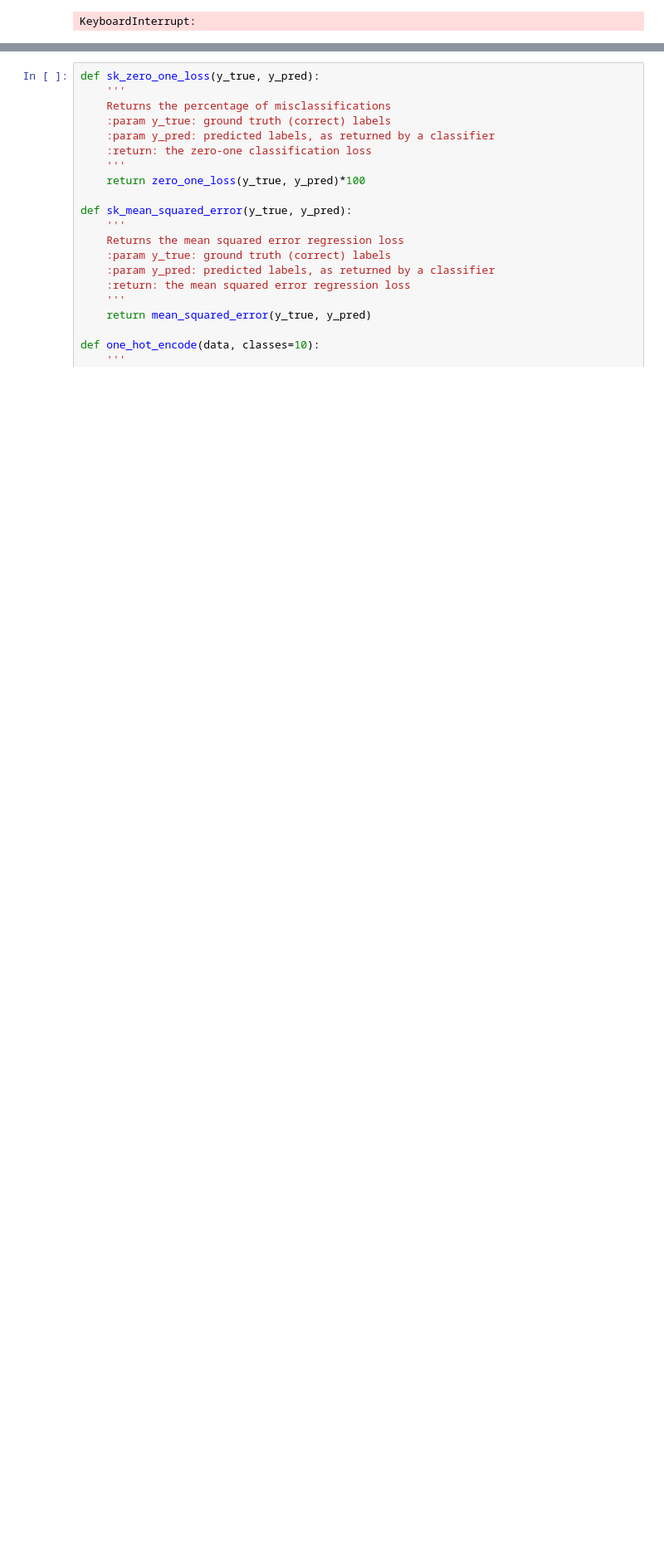
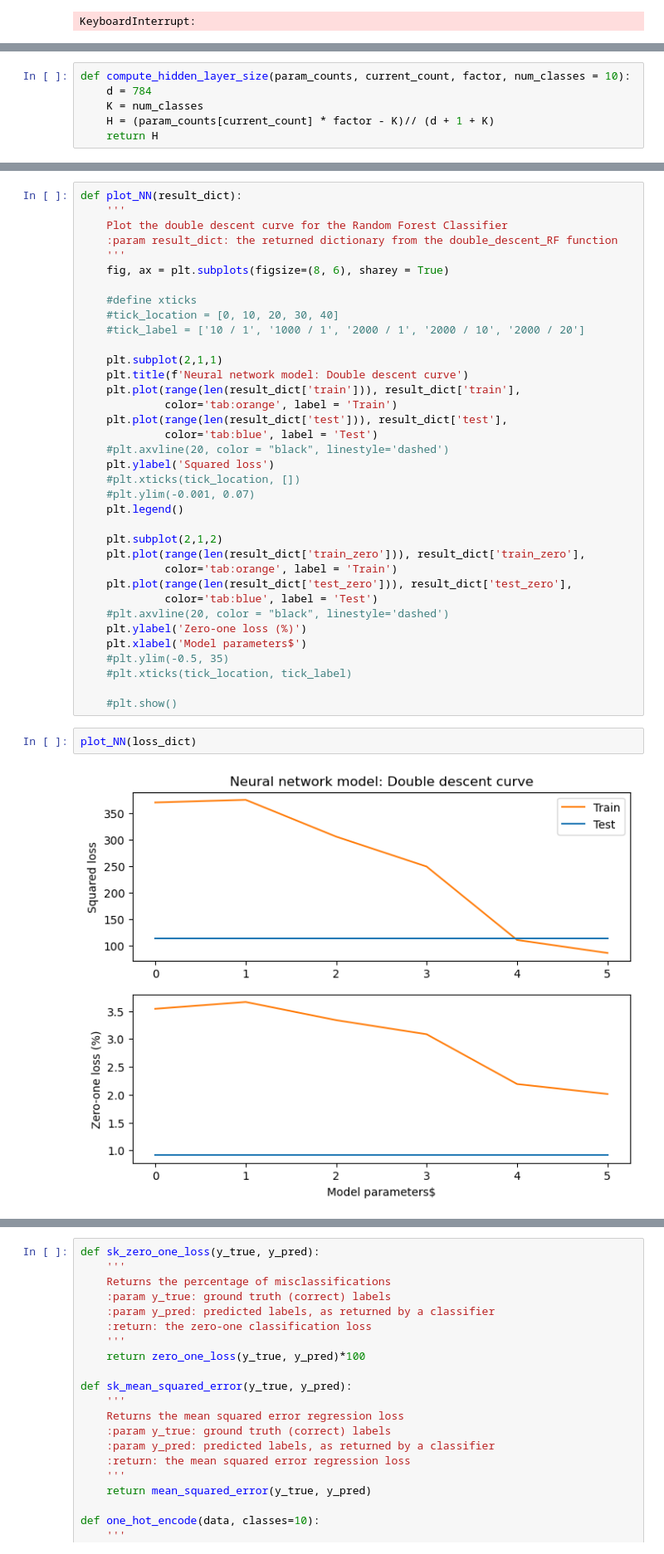
Before and after one commit to Hecramco/FoIL_reproducibility_challenge, a Jupyter notebook: Experiments.ipynb, the cells around one changed output, grey strips where cells are left out. Shown at 83% size. Saved outputs shown, nothing was run; the diff lists cells and outputs as text; blank space fills up the shorter version.

Commit message:
neural network attempt

```diff
--- a/Experiments.ipynb
+++ b/Experiments.ipynb
@@ -278,0 +434,6 @@ KeyboardInterrupt:
+# %%
+def compute_hidden_layer_size(param_counts, current_count, factor, num_classes = 10):
+    d = 784
+    K = num_classes
+    H = (param_counts[current_count] * factor - K)// (d + 1 + K)
+    return H
@@ -279 +516,41 @@ KeyboardInterrupt:
+# %%
+def plot_NN(result_dict):
+    '''
+    Plot the double descent curve for the Random Forest Classifier
+    :param result_dict: the returned dictionary from the double_descent_RF function
+    '''
+    fig, ax = plt.subplots(figsize=(8, 6), sharey = True)
+
+    #define xticks
+    #tick_location = [0, 10, 20, 30, 40]
+    #tick_label = ['10 / 1', '1000 / 1', '2000 / 1', '2000 / 10', '2000 / 20']
+
+    plt.subplot(2,1,1)
+    plt.title(f'Neural network model: Double descent curve')
+    plt.plot(range(len(result_dict['train'])), result_dict['train'],
+             color='tab:orange', label = 'Train')
+    plt.plot(range(len(result_dict['test'])), result_dict['test'],
+             color='tab:blue', label = 'Test')
+    #plt.axvline(20, color = "black", linestyle='dashed')
+    plt.ylabel('Squared loss')
+    #plt.xticks(tick_location, [])
+    #plt.ylim(-0.001, 0.07)
+    plt.legend()
+
+    plt.subplot(2,1,2)
+    plt.plot(range(len(result_dict['train_zero'])), result_dict['train_zero'],
+             color='tab:orange', label = 'Train')
+    plt.plot(range(len(result_dict['test_zero'])), result_dict['test_zero'],
+             color='tab:blue', label = 'Test')
+    #plt.axvline(20, color = "black", linestyle='dashed')
+    plt.ylabel('Zero-one loss (%)')
+    plt.xlabel('Model parameters$')
+    #plt.ylim(-0.5, 35)
+    #plt.xticks(tick_location, tick_label)
+
+    #plt.show()
+# %%
+plot_NN(loss_dict)
+# %% [output]
+[figure, added]
 # %% [markdown]
```
Also changed, not shown: parts of 13 cells of this notebook.
